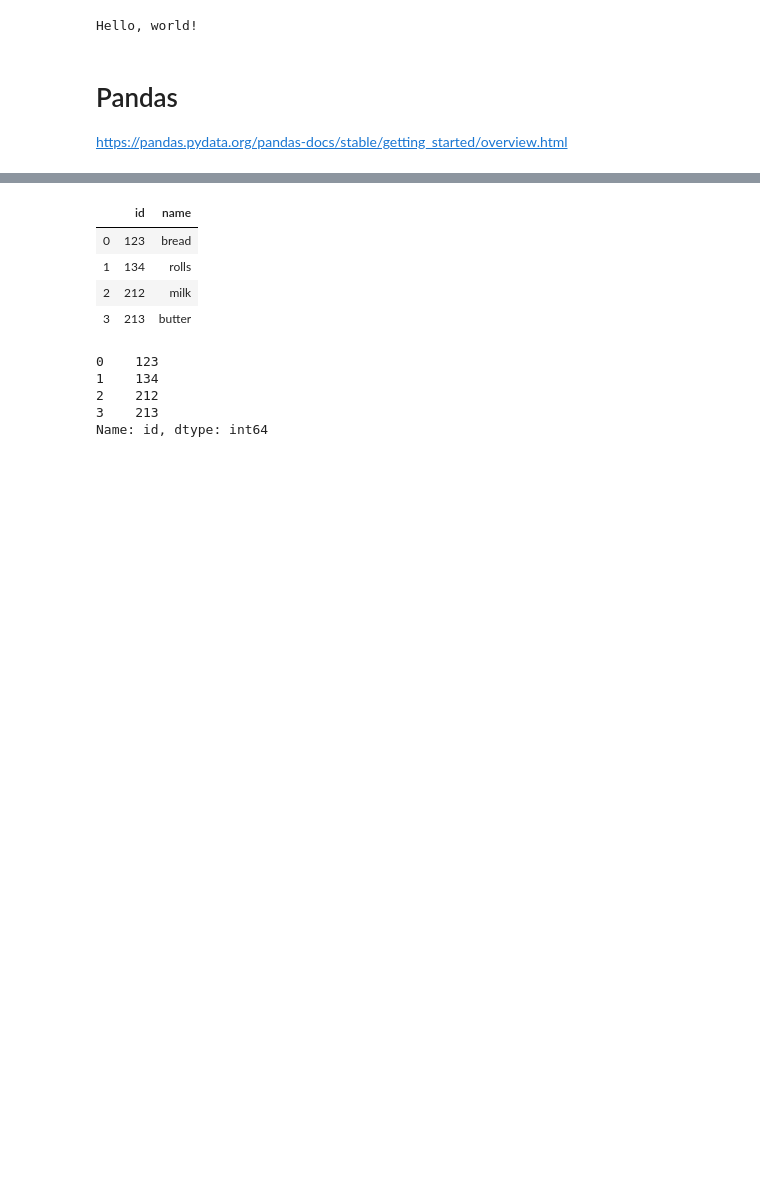
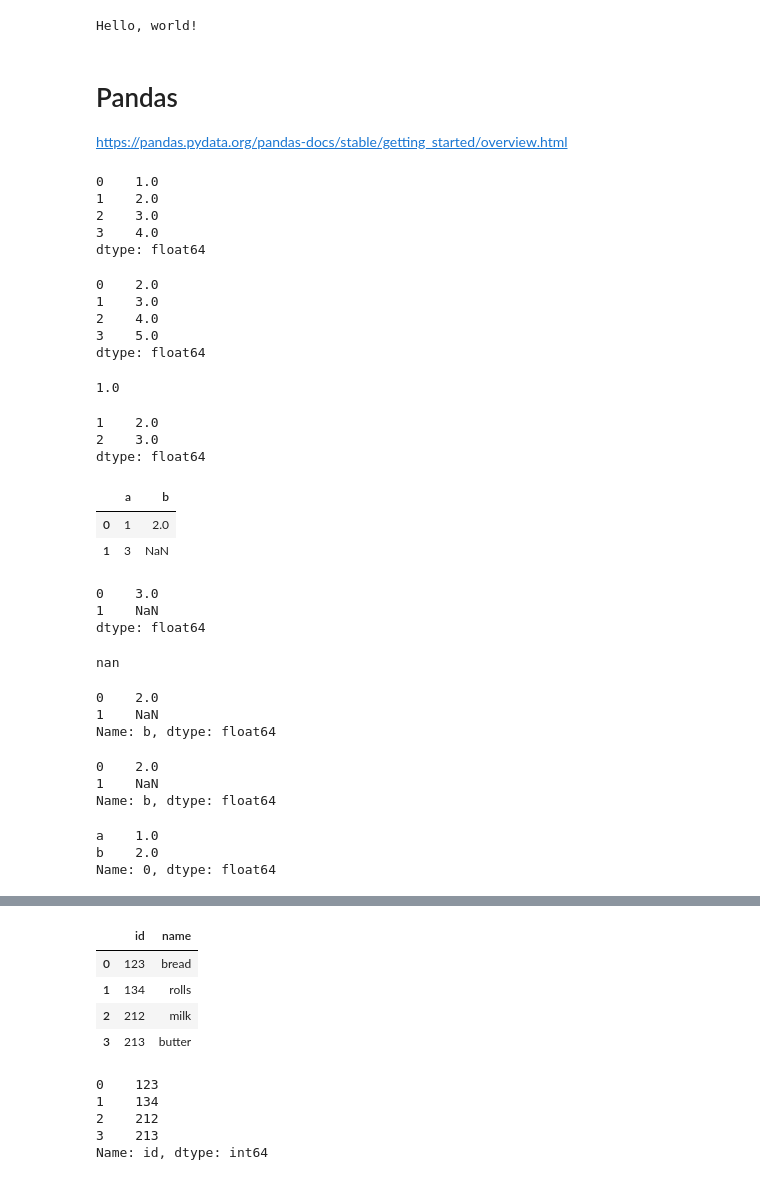
Before and after one commit to Aprillion/python-solar, a Jupyter notebook: 2019-11-05.ipynb, the cells around one changed output, grey strips where cells are left out. Saved outputs shown, nothing was run; the diff lists cells and outputs as text; code cells hidden in the pictures; blank space fills up the shorter version.

```diff
--- a/2019-11-05.ipynb
+++ b/2019-11-05.ipynb
@@ -31,0 +37,63 @@ import numpy as np
+# %%
+ds
+# %% [output]
+0    1.0
+1    2.0
+2    3.0
+3    4.0
+dtype: float64
+# %%
+ds + 1
+# %% [output]
+0    2.0
+1    3.0
+2    4.0
+3    5.0
+dtype: float64
+# %%
+ds[0]
+# %% [output]
+1.0
+# %%
+ds[1:3]
+# %% [output]
+1    2.0
+2    3.0
+dtype: float64
+# %%
+df = pd.DataFrame([[1, 2.0],
+                   [3, None]],
+                  columns=['a', 'b'])
+df
+# %% [output]
+|  | a | b |
+| 0 | 1 | 2.0 |
+| 1 | 3 | NaN |
+# %%
+df.a + df.b
+# %% [output]
+0    3.0
+1    NaN
+dtype: float64
+# %%
+df['b'][1]
+# %% [output]
+nan
+# %%
+df['b']
+# %% [output]
+0    2.0
+1    NaN
+Name: b, dtype: float64
+# %%
+df.b
+# %% [output]
+0    2.0
+1    NaN
+Name: b, dtype: float64
+# %%
+df.iloc[0]
+# %% [output]
+a    1.0
+b    2.0
+Name: 0, dtype: float64
```
Also changed, not shown: parts of 18 cells of this notebook, 2 other files.
